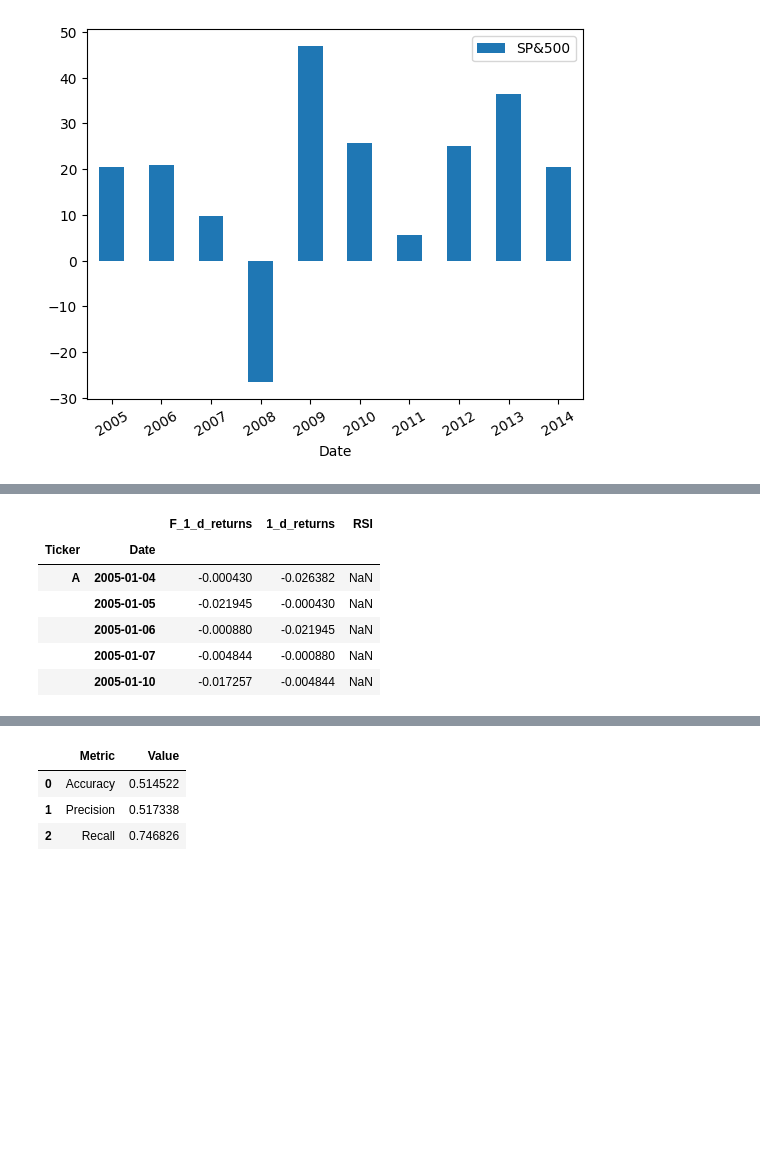
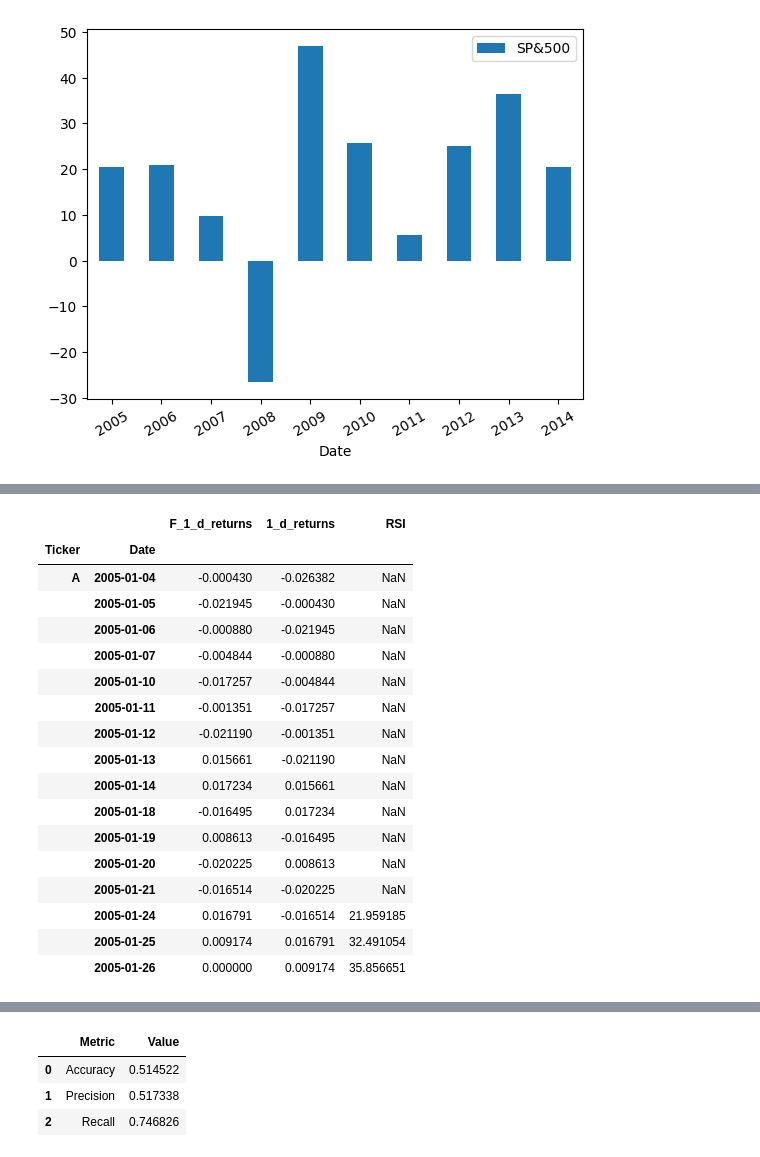
Before and after one commit to yaodix/udacity-AI-trading, a Jupyter notebook: 0 Building a Workflow for AI/l1-introduction-to-ai-workflows-in-trading/Exercise1_solution.ipynb, the cells around one changed output, grey strips where cells are left out. Saved outputs shown, nothing was run; the diff lists cells and outputs as text; code cells hidden in the pictures; blank space fills up the shorter version.

```diff
--- a/0 Building a Workflow for AI/l1-introduction-to-ai-workflows-in-trading/Exercise1_solution.ipynb
+++ b/0 Building a Workflow for AI/l1-introduction-to-ai-workflows-in-trading/Exercise1_solution.ipynb
@@ -92,14 +114,25 @@ total_returns['RSI'] = total_returns.groupby('Ticker')[['1_d_returns']].transfor
 # %%
 # Print out the first 5 rows of the total_returns dataframe
-total_returns.head()
+total_returns.head(16)
 # %% [output]
 |  |  | F_1_d_returns | 1_d_returns | RSI |
 | Ticker | Date |  |  |  |
 | A | 2005-01-04 | -0.000430 | -0.026382 | NaN |
 |  | 2005-01-05 | -0.021945 | -0.000430 | NaN |
 |  | 2005-01-06 | -0.000880 | -0.021945 | NaN |
 |  | 2005-01-07 | -0.004844 | -0.000880 | NaN |
 |  | 2005-01-10 | -0.017257 | -0.004844 | NaN |
+|  | 2005-01-11 | -0.001351 | -0.017257 | NaN |
+|  | 2005-01-12 | -0.021190 | -0.001351 | NaN |
+|  | 2005-01-13 | 0.015661 | -0.021190 | NaN |
+|  | 2005-01-14 | 0.017234 | 0.015661 | NaN |
+|  | 2005-01-18 | -0.016495 | 0.017234 | NaN |
+|  | 2005-01-19 | 0.008613 | -0.016495 | NaN |
+|  | 2005-01-20 | -0.020225 | 0.008613 | NaN |
+|  | 2005-01-21 | -0.016514 | -0.020225 | NaN |
+|  | 2005-01-24 | 0.016791 | -0.016514 | 21.959185 |
+|  | 2005-01-25 | 0.009174 | 0.016791 | 32.491054 |
+|  | 2005-01-26 | 0.000000 | 0.009174 | 35.856651 |
 # %%
 #  Define a trading strategy function based on the RSI (Relative Strength Index). Create a function named 'trading_strategy' that accepts one parameter: 'rsi'.
 # Inside the function, use an if-else statement to implement the trading logic:
```
Also changed, not shown: parts of 4 cells of this notebook, 4 other files.
